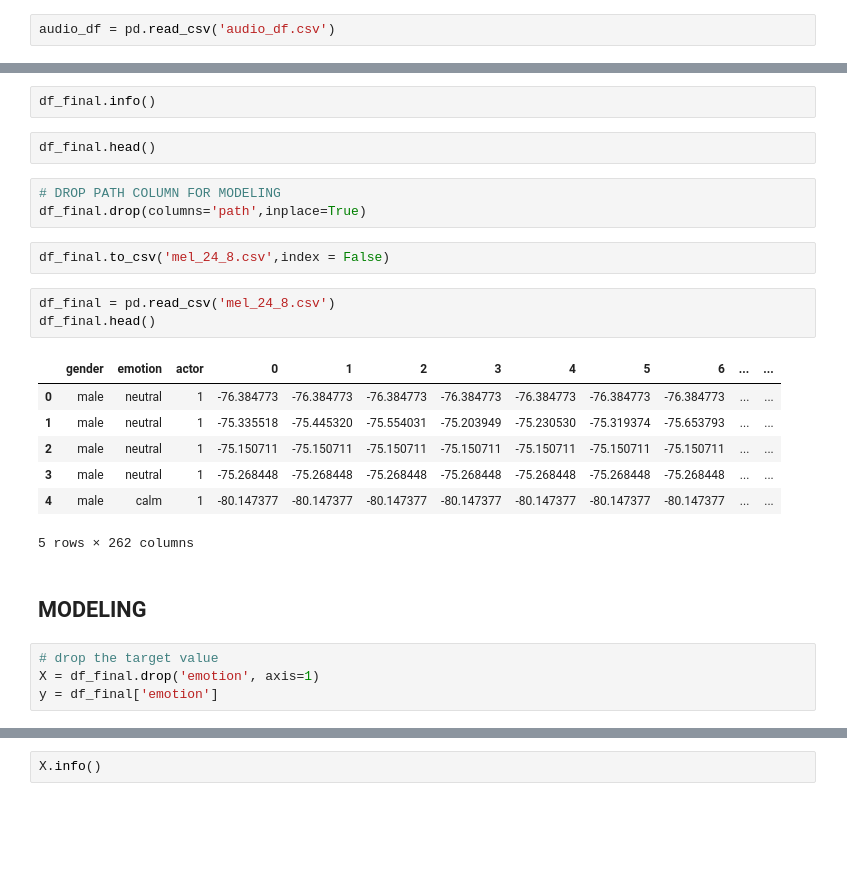
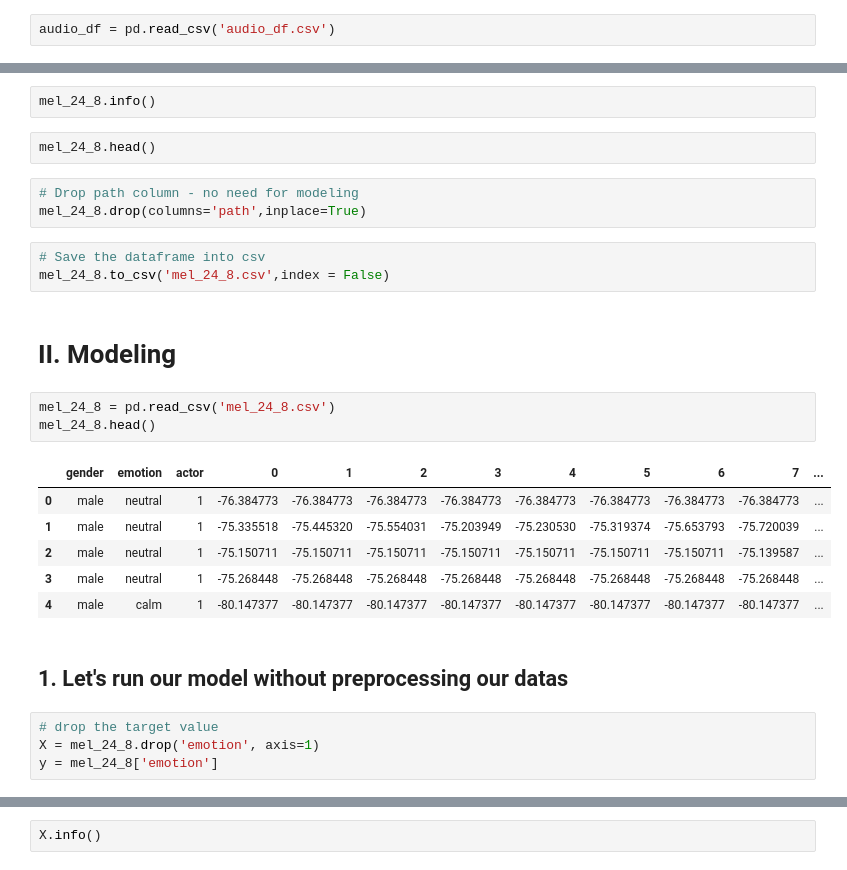
Before and after one commit to diebland/FinalProject__RecognitionSpeechEmotion, a Jupyter notebook: Modeling.ipynb, the cells around one changed output, grey strips where cells are left out. Cells and saved outputs as stored; diff of their text form; blank space fills up the shorter version.

```diff
--- a/Modeling.ipynb
+++ b/Modeling.ipynb
@@ -106,28 +106,30 @@ df_final = df_final.fillna(0)
 # %%
-df_final.info()
+mel_24_8.info()
 # %%
-df_final.head()
+mel_24_8.head()
 # %%
-# DROP PATH COLUMN FOR MODELING
-df_final.drop(columns='path',inplace=True)
+# Drop path column - no need for modeling
+mel_24_8.drop(columns='path',inplace=True)
 # %%
-df_final.to_csv('mel_24_8.csv',index = False)
+# Save the dataframe into csv
+mel_24_8.to_csv('mel_24_8.csv',index = False)
+# %% [markdown]
+# II. Modeling
 # %%
-df_final = pd.read_csv('mel_24_8.csv')
-df_final.head()
+mel_24_8 = pd.read_csv('mel_24_8.csv')
+mel_24_8.head()
 # %% [output]
-|  | gender | emotion | actor | 0 | 1 | 2 | 3 | 4 | 5 | 6 | ... | ... |
-| 0 | male | neutral | 1 | -76.384773 | -76.384773 | -76.384773 | -76.384773 | -76.384773 | -76.384773 | -76.384773 | ... | ... |
-| 1 | male | neutral | 1 | -75.335518 | -75.445320 | -75.554031 | -75.203949 | -75.230530 | -75.319374 | -75.653793 | ... | ... |
-| 2 | male | neutral | 1 | -75.150711 | -75.150711 | -75.150711 | -75.150711 | -75.150711 | -75.150711 | -75.150711 | ... | ... |
-| 3 | male | neutral | 1 | -75.268448 | -75.268448 | -75.268448 | -75.268448 | -75.268448 | -75.268448 | -75.268448 | ... | ... |
-| 4 | male | calm | 1 | -80.147377 | -80.147377 | -80.147377 | -80.147377 | -80.147377 | -80.147377 | -80.147377 | ... | ... |
+|  | gender | emotion | actor | 0 | 1 | 2 | 3 | 4 | 5 | 6 | 7 | ... |
+| 0 | male | neutral | 1 | -76.384773 | -76.384773 | -76.384773 | -76.384773 | -76.384773 | -76.384773 | -76.384773 | -76.384773 | ... |
+| 1 | male | neutral | 1 | -75.335518 | -75.445320 | -75.554031 | -75.203949 | -75.230530 | -75.319374 | -75.653793 | -75.720039 | ... |
+| 2 | male | neutral | 1 | -75.150711 | -75.150711 | -75.150711 | -75.150711 | -75.150711 | -75.150711 | -75.150711 | -75.139587 | ... |
+| 3 | male | neutral | 1 | -75.268448 | -75.268448 | -75.268448 | -75.268448 | -75.268448 | -75.268448 | -75.268448 | -75.268448 | ... |
+| 4 | male | calm | 1 | -80.147377 | -80.147377 | -80.147377 | -80.147377 | -80.147377 | -80.147377 | -80.147377 | -80.147377 | ... |
-5 rows × 262 columns
-# %% [markdown]
-## MODELING
+# %% [markdown]
+## 1. Let's run our model without preprocessing our datas
 # %%
 # drop the target value
-X = df_final.drop('emotion', axis=1)
-y = df_final['emotion']
+X = mel_24_8.drop('emotion', axis=1)
+y = mel_24_8['emotion']
 # %%
 #encoding gender feature
```
Also changed, not shown: parts of 64 cells of this notebook, 1 other file.
